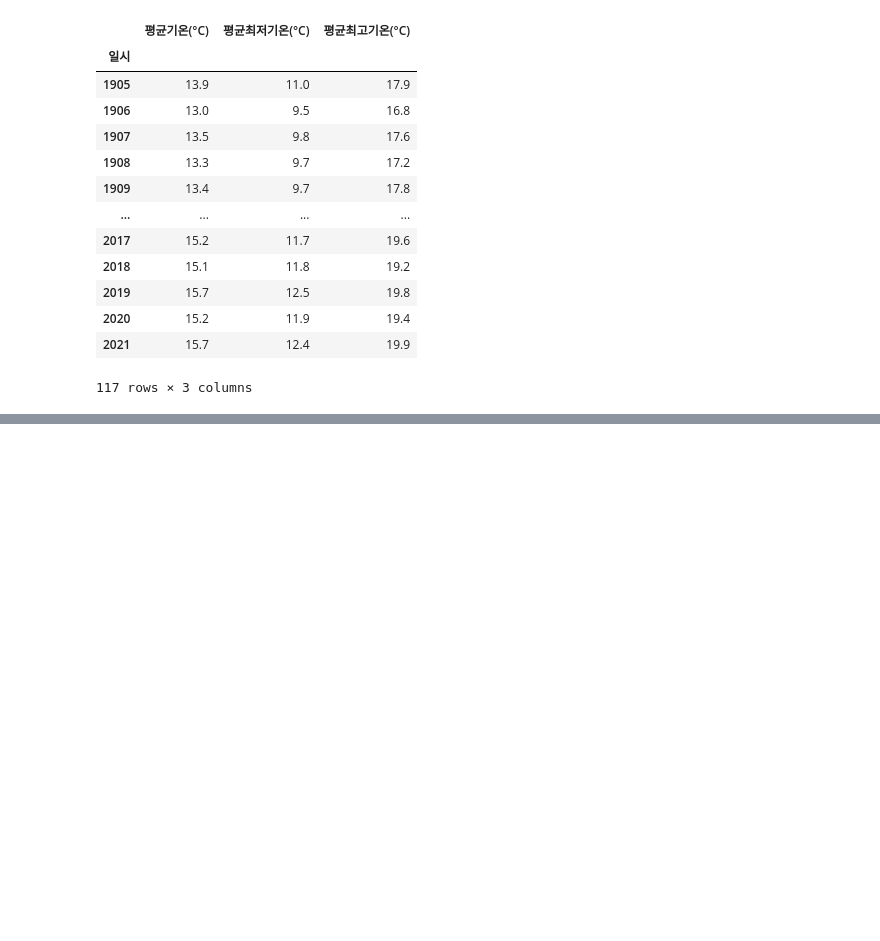
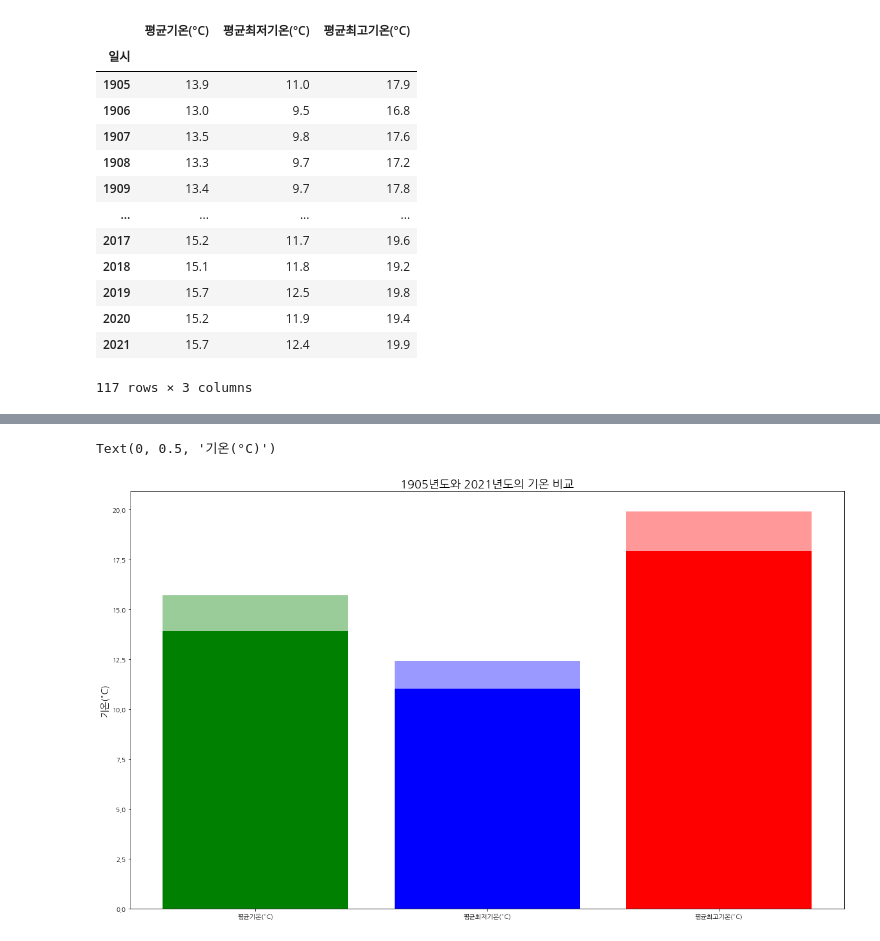
Before and after one commit to Jo-Minseok/global-warming-100year, a Jupyter notebook: Global_Warming.ipynb, the cells around one changed output, grey strips where cells are left out. Saved outputs shown, nothing was run; the diff lists cells and outputs as text; code cells hidden in the pictures; blank space fills up the shorter version.

```diff
--- a/Global_Warming.ipynb
+++ b/Global_Warming.ipynb
@@ -306,0 +107,15 @@ print('-' * 40)
+# %%
+x = np.arange(3)
+xt = ['평균기온(°C)', '평균최저기온(°C)', '평균최고기온(°C)']
+tp_past = [tp['평균기온(°C)'].iloc[0], tp['평균최저기온(°C)'].iloc[0], tp['평균최고기온(°C)'].iloc[0]]
+tp_now = [tp['평균기온(°C)'].iloc[-1], tp['평균최저기온(°C)'].iloc[-1], tp['평균최고기온(°C)'].iloc[-1]]
+
+plt.figure(figsize = (20, 12))
+plt.bar(x, tp_past, color = ['green', 'blue', 'red'])
+plt.bar(x, tp_now, color = ['green', 'blue', 'red'], alpha = 0.4)
+plt.xticks(x, xt)
+plt.title(str(tp.index[0]) + '년도와 ' + str(tp.index[-1]) + '년도의 기온 비교', fontsize = 18)
+plt.ylabel('기온(°C)', fontsize = 14)
+# %% [output]
+Text(0, 0.5, '기온(°C)')
+[figure, added]
```
Also changed, not shown: parts of 44 cells of this notebook.
